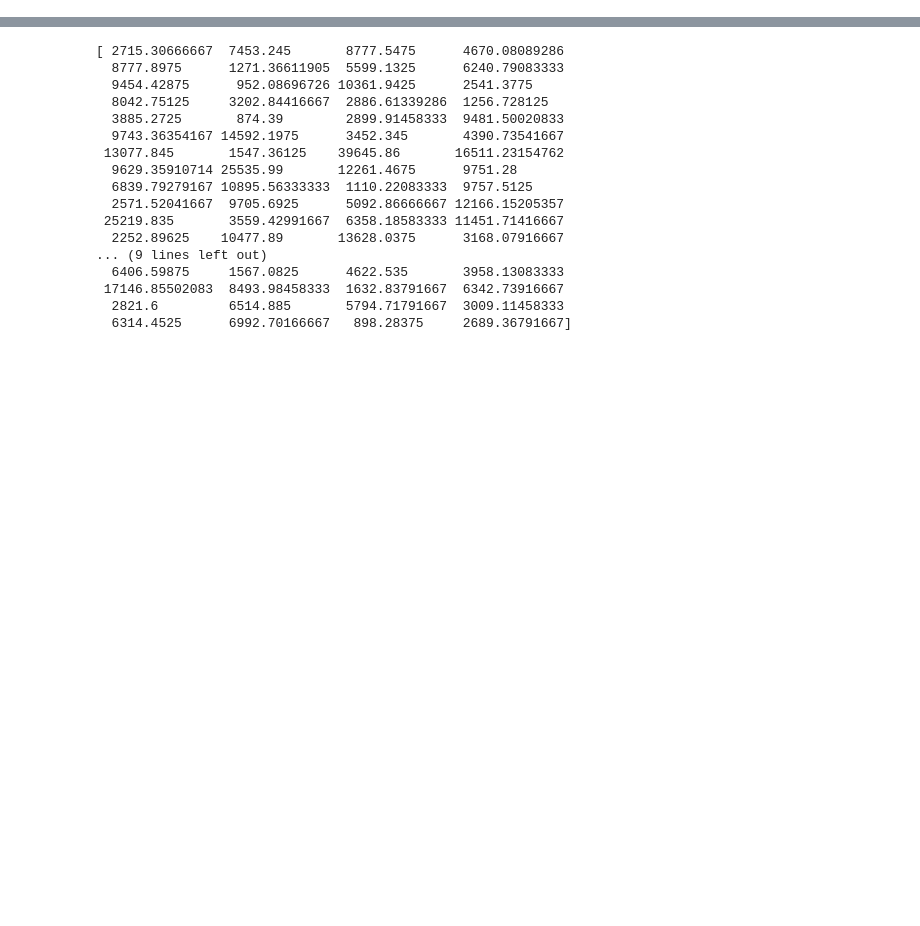
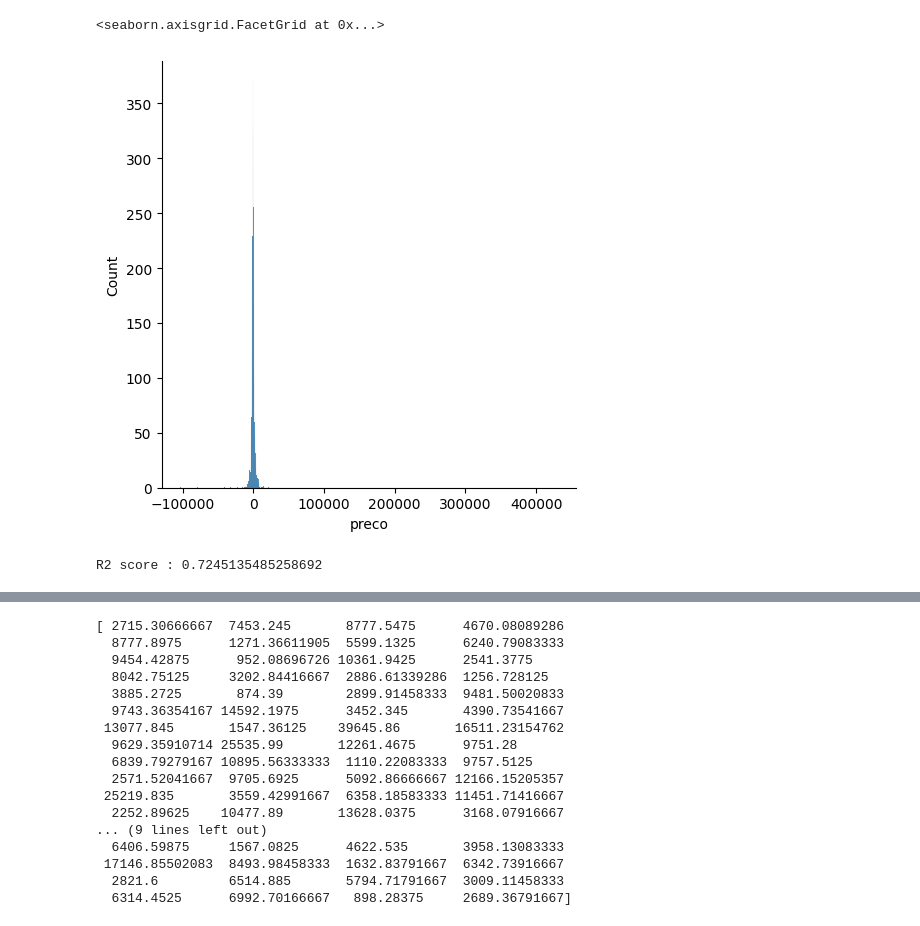
Before and after one commit to Juskocode/AutoPricePredict-AI-Driven-Used-Car-Valuation, a Jupyter notebook: source/RandomForestML.ipynb, the cells around one changed output, grey strips where cells are left out. Drawn from its saved outputs; the diff is of its cells as text; code cells hidden in the pictures; blank space fills up the shorter version.

```diff
--- a/source/RandomForestML.ipynb
+++ b/source/RandomForestML.ipynb
@@ -90,0 +290,8 @@ from sklearn.ensemble import RandomForestRegressor
+# %%
+random_grid = {'n_estimators': n_estimators,
+               'max_features': max_features,
+               'max_depth': max_depth,
+               'min_samples_split': min_samples_split,
+               'min_samples_leaf': min_samples_leaf}
+
+print(random_grid)
@@ -90,0 +300,5 @@ from sklearn.ensemble import RandomForestRegressor
+# %%
+rf = RandomForestRegressor()
+# Random search of parameters, using 3 fold cross validatio
+# search across 100 different combinations
+rf_random = RandomizedSearchCV(estimator = rf, param_distributions = random_grid,scoring='neg_mean_squared_error', n_iter = 5, cv = 10, verbose=2, random_state=84, n_jobs = 1)
@@ -90,0 +312,2 @@ from sklearn.ensemble import RandomForestRegressor
+# %%
+rf_random.fit(X_train,y_train)
@@ -90,0 +346,2 @@ from sklearn.ensemble import RandomForestRegressor
+# %%
+predictions=rf_random.predict(X_test)
@@ -91,3 +350,14 @@ from sklearn.ensemble import RandomForestRegressor
+# %%
+sns.displot(y_test-predictions)
+# %% [output]
+<seaborn.axisgrid.FacetGrid at 0x...>
+[figure, added]
+# %%
+from sklearn.metrics import r2_score
+r = r2_score(y_test, predictions)
+print("R2 score : {}" . format(r))
+# %% [output]
+R2 score : 0.7245135485258692
 # %%
 # GridSearchCV for Hyperparameter tuning
 from sklearn.model_selection import GridSearchCV
```
Also changed, not shown: parts of 43 cells of this notebook.
